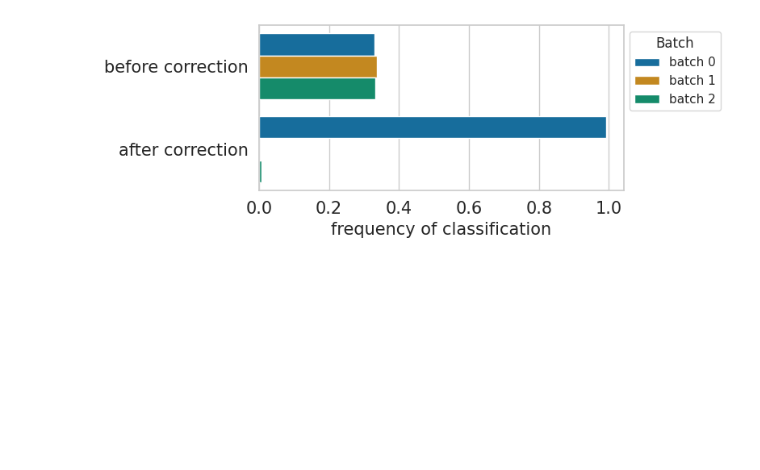
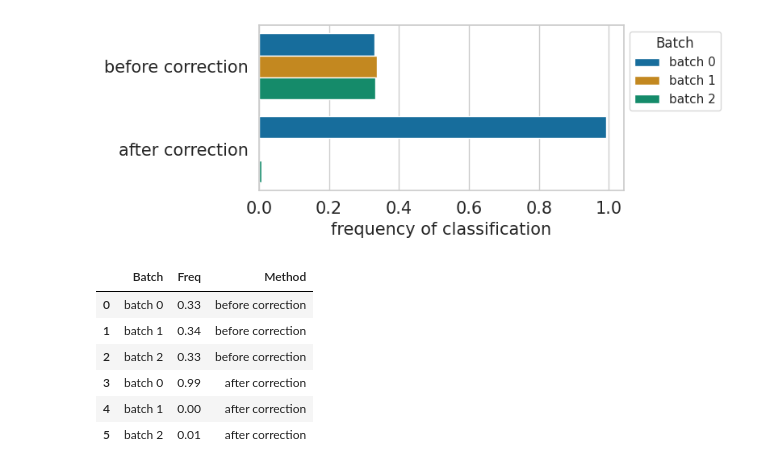
Before and after one commit to theislab/IMPA, a Jupyter notebook: notebooks/cpg0000/batch_classifier_rxrx1.ipynb, the cells around one changed output. Saved outputs shown, nothing was run; the diff lists cells and outputs as text; code cells hidden in the pictures; blank space fills up the shorter version.

```diff
--- a/notebooks/cpg0000/batch_classifier_rxrx1.ipynb
+++ b/notebooks/cpg0000/batch_classifier_rxrx1.ipynb
@@ -390,3 +392,13 @@ plt.savefig('/home/icb/alessandro.palma/environment/IMPA/IMPA/notebooks/cpg0000/
 plt.show()
 # %% [output]
 [figure]
+# %%
+to_plot
+# %% [output]
+|  | Batch | Freq | Method |
+| 0 | batch 0 | 0.33 | before correction |
+| 1 | batch 1 | 0.34 | before correction |
+| 2 | batch 2 | 0.33 | before correction |
+| 3 | batch 0 | 0.99 | after correction |
+| 4 | batch 1 | 0.00 | after correction |
+| 5 | batch 2 | 0.01 | after correction |
```
Also changed, not shown: parts of 6 cells of this notebook, 15 other files.
